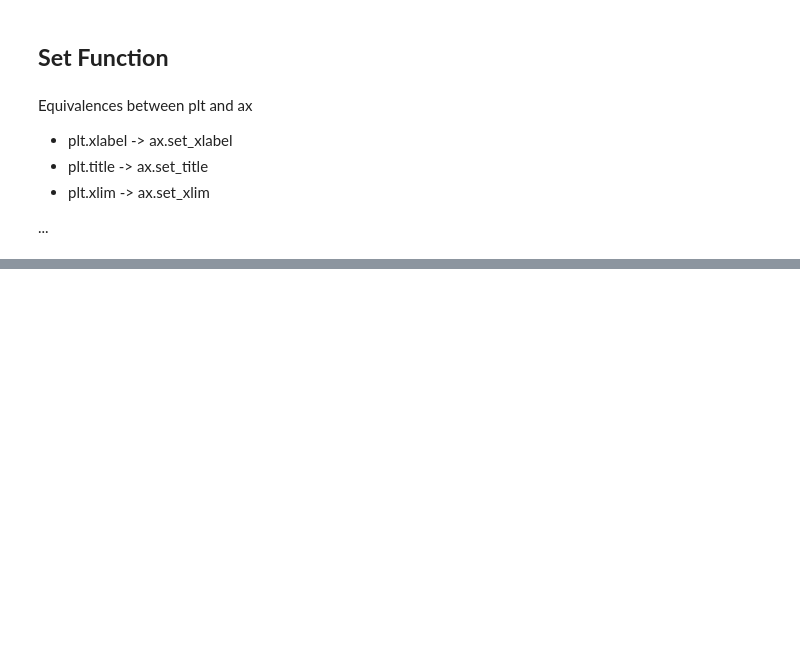
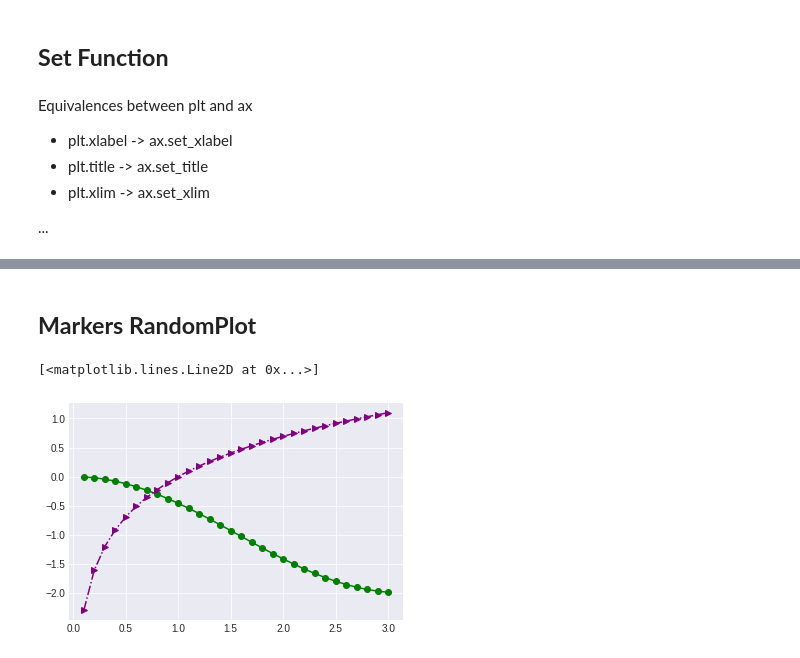
Before and after one commit to tarsojabbes/data-visualization, a Jupyter notebook: Matplotlib.ipynb, the cells around one changed output, grey strips where cells are left out. Drawn from its saved outputs; the diff is of its cells as text; code cells hidden in the pictures; blank space fills up the shorter version.

```diff
--- a/Matplotlib.ipynb
+++ b/Matplotlib.ipynb
@@ -137,0 +153,8 @@ plt.legend()
+# %% [markdown]
+## **Markers RandomPlot**
+# %%
+plt.plot(x, y, markers[0], color='green', linestyle="-")
+plt.plot(x, np.log(x), markers[-3], color='purple', linestyle='-.')
+# %% [output]
+[<matplotlib.lines.Line2D at 0x...>]
+[figure, added]
```
Also changed, not shown: parts of 12 cells of this notebook.
